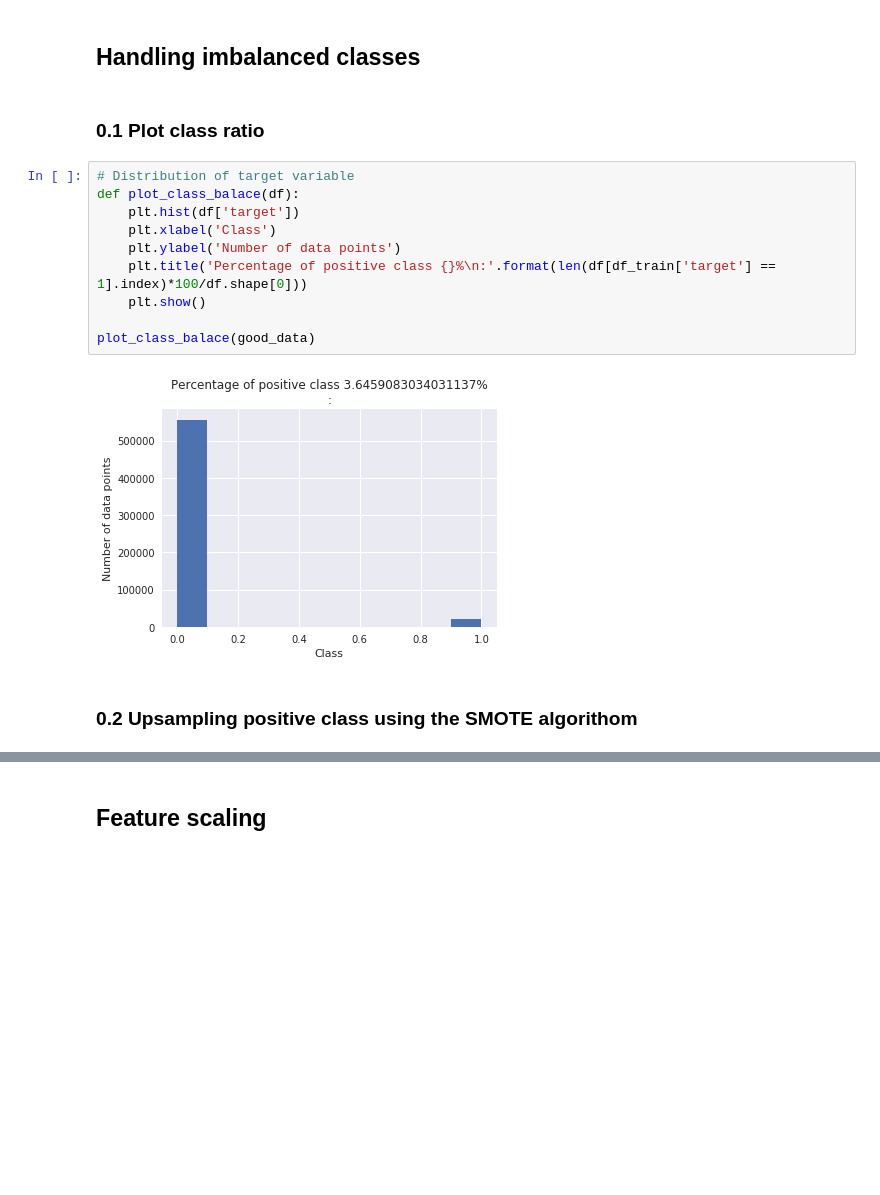
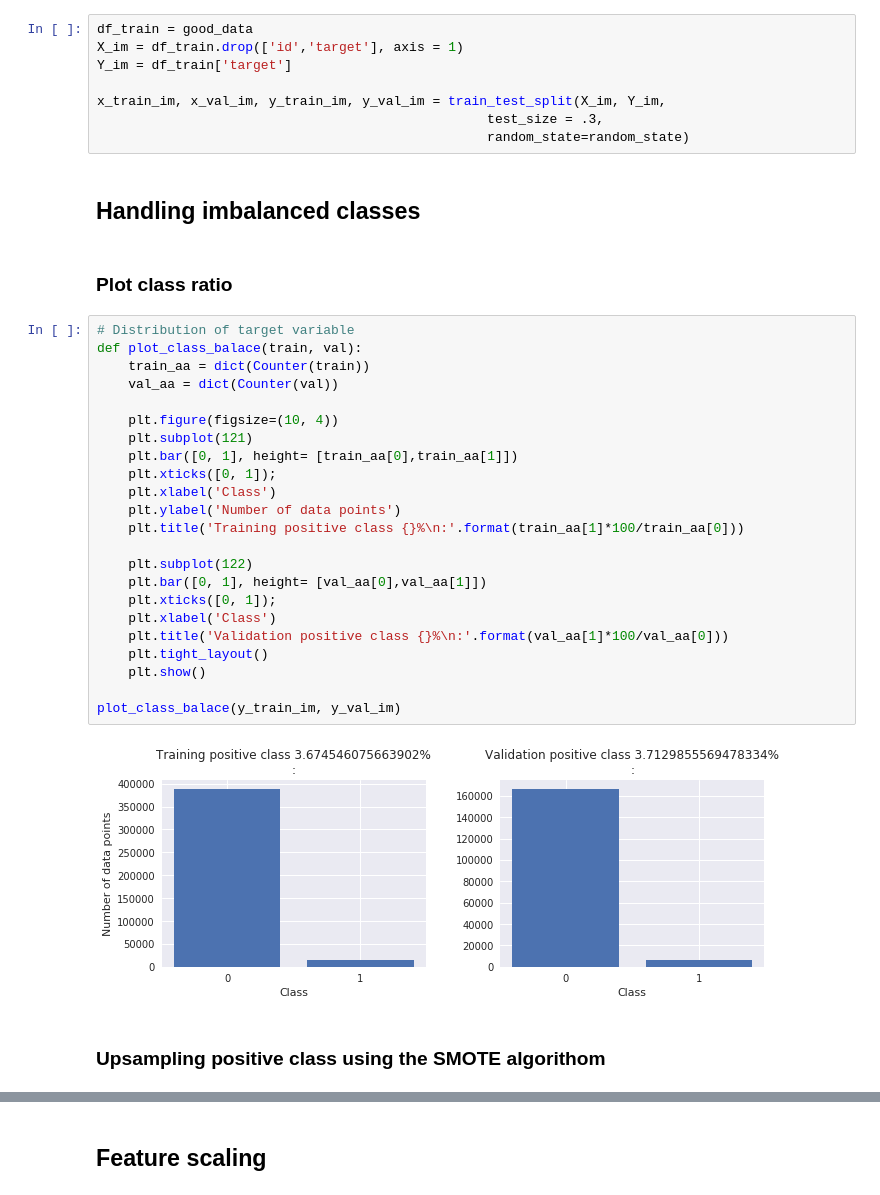
Before and after one commit to msahamed/Safe_Driver_Prediction, a Jupyter notebook: predict_driver.ipynb, the cells around one changed output, grey strips where cells are left out. Saved outputs shown, nothing was run; the diff lists cells and outputs as text; blank space fills up the shorter version.

```diff
--- a/predict_driver.ipynb
+++ b/predict_driver.ipynb
@@ -255,21 +257,42 @@ Shape of new data: (576619, 107)
+# %%
+df_train = good_data
+X_im = df_train.drop(['id','target'], axis = 1)
+Y_im = df_train['target']
+
+x_train_im, x_val_im, y_train_im, y_val_im = train_test_split(X_im, Y_im,
+                                                  test_size = .3,
+                                                  random_state=random_state)
 # %% [markdown]
 ## Handling imbalanced classes
 # %% [markdown]
-### 0.1 Plot class ratio
+### Plot class ratio
-# %%
-# Distribution of target variable
-def plot_class_balace(df):
-    plt.hist(df['target'])
-    plt.xlabel('Class')
-    plt.ylabel('Number of data points')
-    plt.title('Percentage of positive class {}%\n:'.format(len(df[df_train['target'] == 1].index)*100/df.shape[0]))
-    plt.show()
-
-plot_class_balace(good_data)
-# %% [output]
-[figure, removed]
+# %%
+# Distribution of target variable
+def plot_class_balace(train, val):
+    train_aa = dict(Counter(train))
+    val_aa = dict(Counter(val))
+
+    plt.figure(figsize=(10, 4))
+    plt.subplot(121)
+    plt.bar([0, 1], height= [train_aa[0],train_aa[1]])
+    plt.xticks([0, 1]);
+    plt.xlabel('Class')
+    plt.ylabel('Number of data points')
+    plt.title('Training positive class {}%\n:'.format(train_aa[1]*100/train_aa[0]))
+
+    plt.subplot(122)
+    plt.bar([0, 1], height= [val_aa[0],val_aa[1]])
+    plt.xticks([0, 1]);
+    plt.xlabel('Class')
+    plt.title('Validation positive class {}%\n:'.format(val_aa[1]*100/val_aa[0]))
+    plt.tight_layout()
+    plt.show()
+
+plot_class_balace(y_train_im, y_val_im)
+# %% [output]
+[figure, added]
 # %% [markdown]
-### 0.2 Upsampling positive class using the SMOTE algorithom
+### Upsampling positive class using the SMOTE algorithom
 # %%
 from imblearn.over_sampling import SMOTE
 from collections import Counter
```
Also changed, not shown: parts of 10 cells of this notebook.
